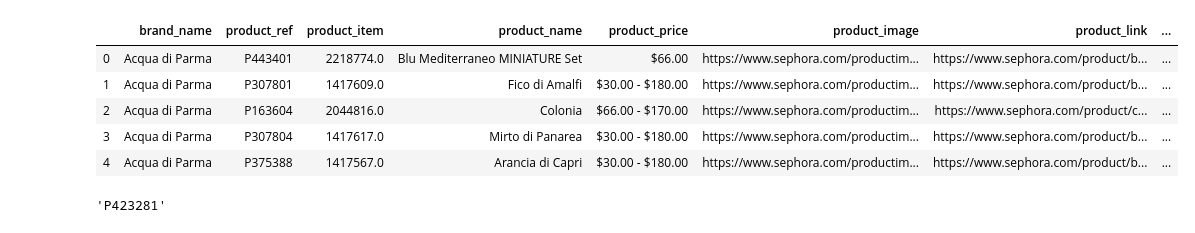
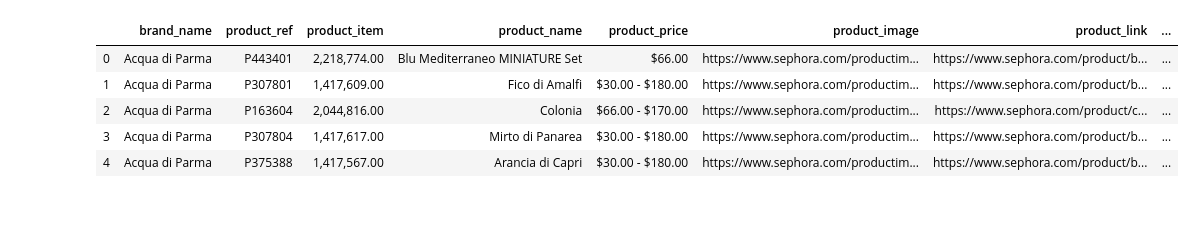
Before and after one commit to valmadrid/Gift-Recommendation, a Jupyter notebook: sephora_product_info.ipynb, the cells around one changed output. Saved outputs shown, nothing was run; the diff lists cells and outputs as text; code cells hidden in the pictures.

```diff
--- a/sephora_product_info.ipynb
+++ b/sephora_product_info.ipynb
@@ -9,8 +9,13 @@ import math
 import requests
 from selenium import webdriver
 from selenium.webdriver.common.keys import Keys
+import os
+from tqdm import tqdm_notebook as tqdm
+import shutil
+import numpy as np
+
 
 pd.set_option("display.max_columns", None)
 pd.set_option("display.max_colwidth", -1)
-# pd.set_option("display.float_format", "{:,.2f}".format)
+pd.set_option("display.float_format", "{:,.2f}".format)
 pd.set_option("display.max_info_rows", 200)
@@ -17,17 +33,13 @@ pd.set_option("display.max_info_rows", 200)
 # %%
-df_products = pd.read_csv("final_products.txt")
+df_products = pd.read_csv("final_products.csv")
 df_products.head()
 # %% [output]
 |  | brand_name | product_ref | product_item | product_name | product_price | product_image | product_link | ... |
-| 0 | Acqua di Parma | P443401 | 2218774.0 | Blu Mediterraneo MINIATURE Set | $66.00 | https://www.sephora.com/productim... | https://www.sephora.com/product/b... | ... |
-| 1 | Acqua di Parma | P307801 | 1417609.0 | Fico di Amalfi | $30.00 - $180.00 | https://www.sephora.com/productim... | https://www.sephora.com/product/b... | ... |
-| 2 | Acqua di Parma | P163604 | 2044816.0 | Colonia | $66.00 - $170.00 | https://www.sephora.com/productim... | https://www.sephora.com/product/c... | ... |
-| 3 | Acqua di Parma | P307804 | 1417617.0 | Mirto di Panarea | $30.00 - $180.00 | https://www.sephora.com/productim... | https://www.sephora.com/product/b... | ... |
-| 4 | Acqua di Parma | P375388 | 1417567.0 | Arancia di Capri | $30.00 - $180.00 | https://www.sephora.com/productim... | https://www.sephora.com/product/b... | ... |
+| 0 | Acqua di Parma | P443401 | 2,218,774.00 | Blu Mediterraneo MINIATURE Set | $66.00 | https://www.sephora.com/productim... | https://www.sephora.com/product/b... | ... |
+| 1 | Acqua di Parma | P307801 | 1,417,609.00 | Fico di Amalfi | $30.00 - $180.00 | https://www.sephora.com/productim... | https://www.sephora.com/product/b... | ... |
+| 2 | Acqua di Parma | P163604 | 2,044,816.00 | Colonia | $66.00 - $170.00 | https://www.sephora.com/productim... | https://www.sephora.com/product/c... | ... |
+| 3 | Acqua di Parma | P307804 | 1,417,617.00 | Mirto di Panarea | $30.00 - $180.00 | https://www.sephora.com/productim... | https://www.sephora.com/product/b... | ... |
+| 4 | Acqua di Parma | P375388 | 1,417,567.00 | Arancia di Capri | $30.00 - $180.00 | https://www.sephora.com/productim... | https://www.sephora.com/product/b... | ... |
-# %%
-df_products[df_products.product_price_low != df_products.product_price_high].sample(1).product_ref.values[0]
-# %% [output]
-'P423281'
 # %%
 df_products.info(null_counts=True)
 # %% [output]
```
Also changed, not shown: parts of 77 cells of this notebook, 3 other files.
